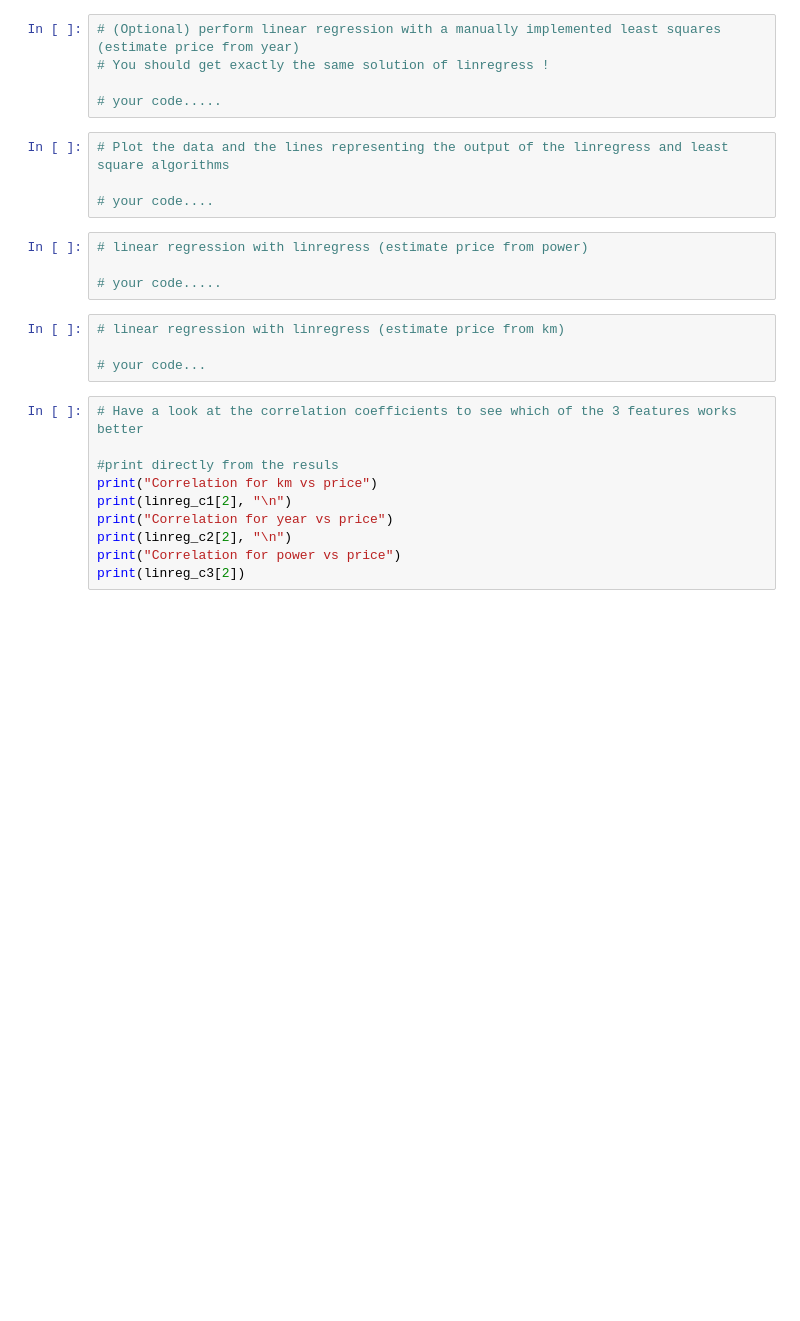
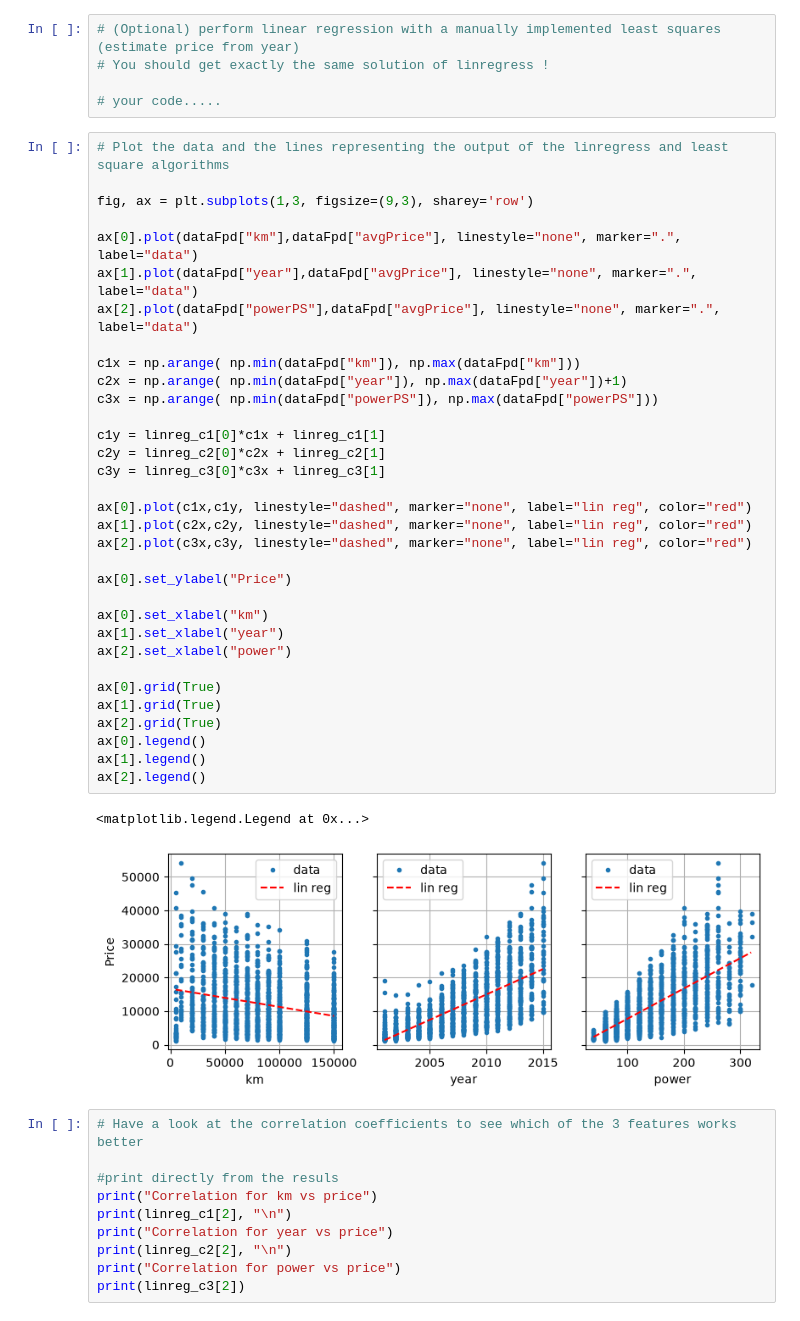
Before and after one commit to albertos-2002/ML-2627, a Jupyter notebook: 0 - intro/Lab 0 assignment.ipynb, the cells around one changed output. Drawn from its saved outputs; the diff is of its cells as text; blank space fills up the shorter version.

```diff
--- a/0 - intro/Lab 0 assignment.ipynb
+++ b/0 - intro/Lab 0 assignment.ipynb
@@ -95,18 +91,42 @@ linreg_c3 = stats.linregress(dataFpd["powerPS"],dataFpd["avgPrice"])
 # You should get exactly the same solution of linregress !
 
 # your code.....
-# %%
-# Plot the data and the lines representing the output of the linregress and least square algorithms
-
-# your code....
-# %%
-# linear regression with linregress (estimate price from power)
-
-# your code.....
-# %%
-# linear regression with linregress (estimate price from km)
-
-# your code...
+# %%
+# Plot the data and the lines representing the output of the linregress and least square algorithms
+
+fig, ax = plt.subplots(1,3, figsize=(9,3), sharey='row')
+
+ax[0].plot(dataFpd["km"],dataFpd["avgPrice"], linestyle="none", marker=".", label="data")
+ax[1].plot(dataFpd["year"],dataFpd["avgPrice"], linestyle="none", marker=".", label="data")
+ax[2].plot(dataFpd["powerPS"],dataFpd["avgPrice"], linestyle="none", marker=".", label="data")
+
+c1x = np.arange( np.min(dataFpd["km"]), np.max(dataFpd["km"]))
+c2x = np.arange( np.min(dataFpd["year"]), np.max(dataFpd["year"])+1)
+c3x = np.arange( np.min(dataFpd["powerPS"]), np.max(dataFpd["powerPS"]))
+
+c1y = linreg_c1[0]*c1x + linreg_c1[1]
+c2y = linreg_c2[0]*c2x + linreg_c2[1]
+c3y = linreg_c3[0]*c3x + linreg_c3[1]
+
+ax[0].plot(c1x,c1y, linestyle="dashed", marker="none", label="lin reg", color="red")
+ax[1].plot(c2x,c2y, linestyle="dashed", marker="none", label="lin reg", color="red")
+ax[2].plot(c3x,c3y, linestyle="dashed", marker="none", label="lin reg", color="red")
+
+ax[0].set_ylabel("Price")
+
+ax[0].set_xlabel("km")
+ax[1].set_xlabel("year")
+ax[2].set_xlabel("power")
+
+ax[0].grid(True)
+ax[1].grid(True)
+ax[2].grid(True)
+ax[0].legend()
+ax[1].legend()
+ax[2].legend()
+# %% [output]
+<matplotlib.legend.Legend at 0x...>
+[figure, added]
 # %%
 # Have a look at the correlation coefficients to see which of the 3 features works better
 
```
Also changed, not shown: parts of 2 cells of this notebook.
